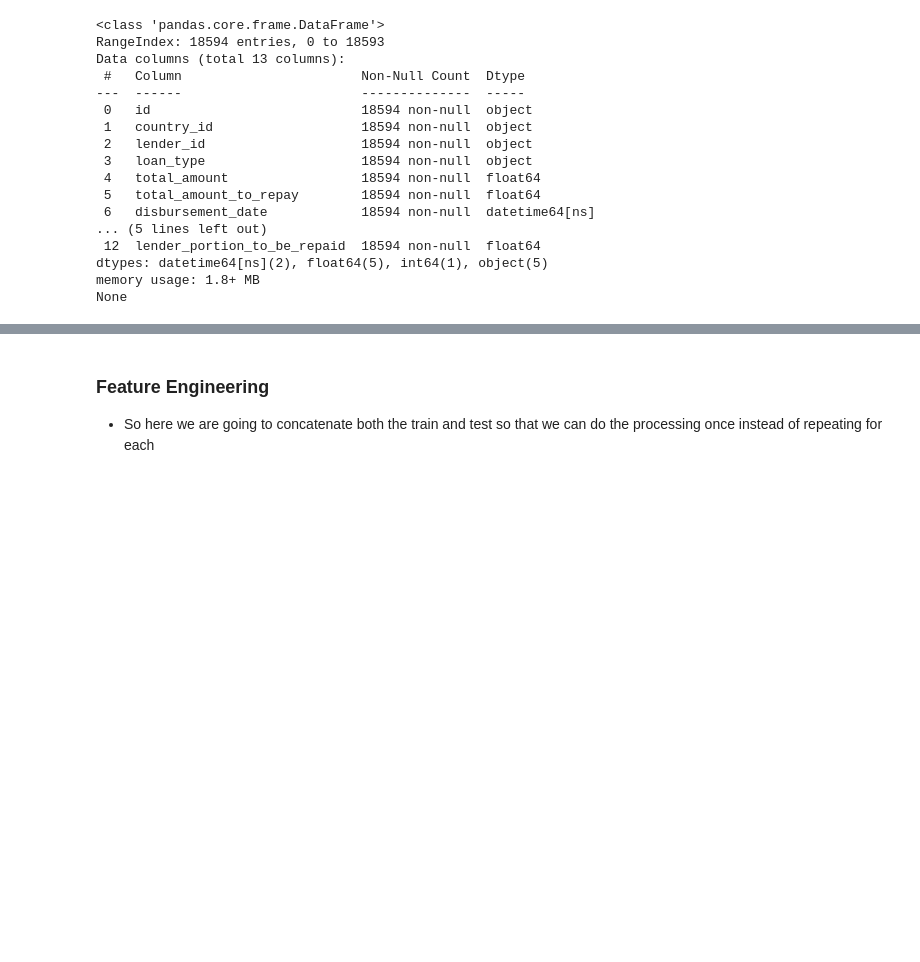
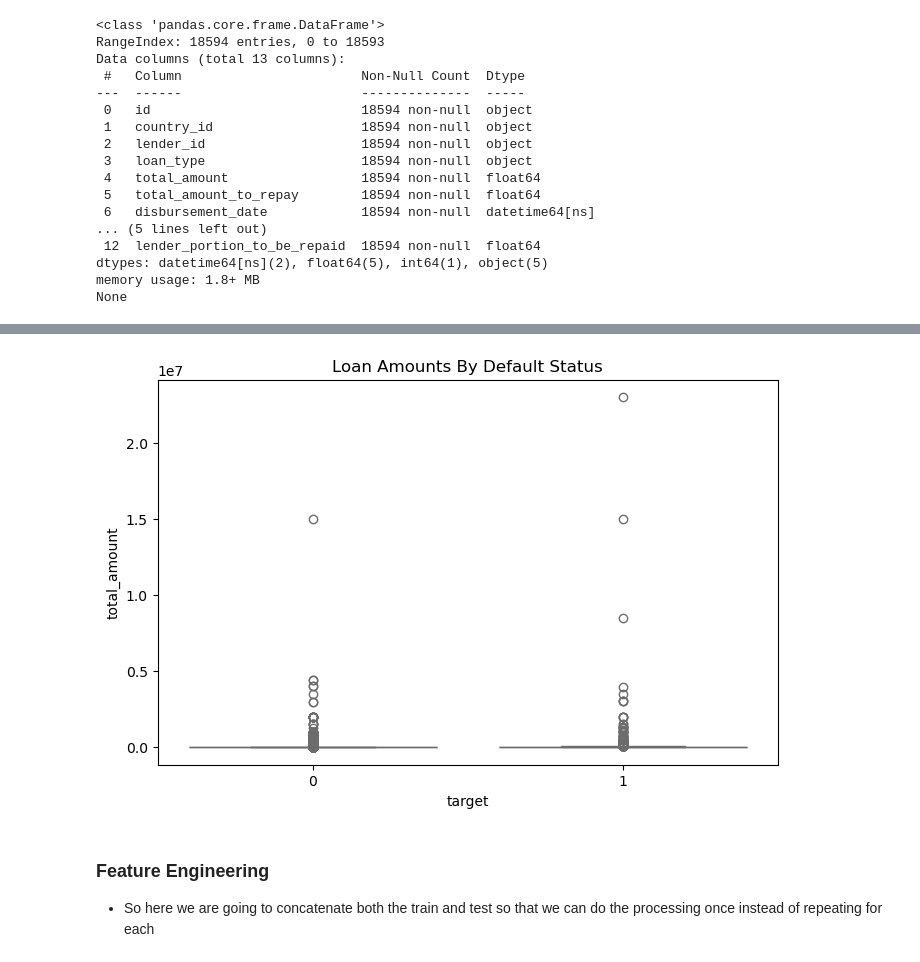
Before and after one commit to dataXpirates/credit_risk, a Jupyter notebook: notebook.ipynb, the cells around one changed output, grey strips where cells are left out. Cells and saved outputs as stored; diff of their text form; code cells hidden in the pictures; blank space fills up the shorter version.

```diff
--- a/notebook.ipynb
+++ b/notebook.ipynb
@@ -319,3 +438,11 @@ sns.histplot(np.log1p( df.total_amount))
+# %%
+# Box plot loan amounts by default status
+plt.figure(figsize=(8,5))
+sns.boxplot(data=df,x='target',y='total_amount')
+plt.title('Loan Amounts By Default Status')
+plt.show()
+# %% [output]
+[figure, added]
 # %% [markdown]
 ### Feature Engineering
 * So here we are going to concatenate both the train and test so that we can do the processing once instead of repeating for each
```
Also changed, not shown: parts of 25 cells of this notebook.
